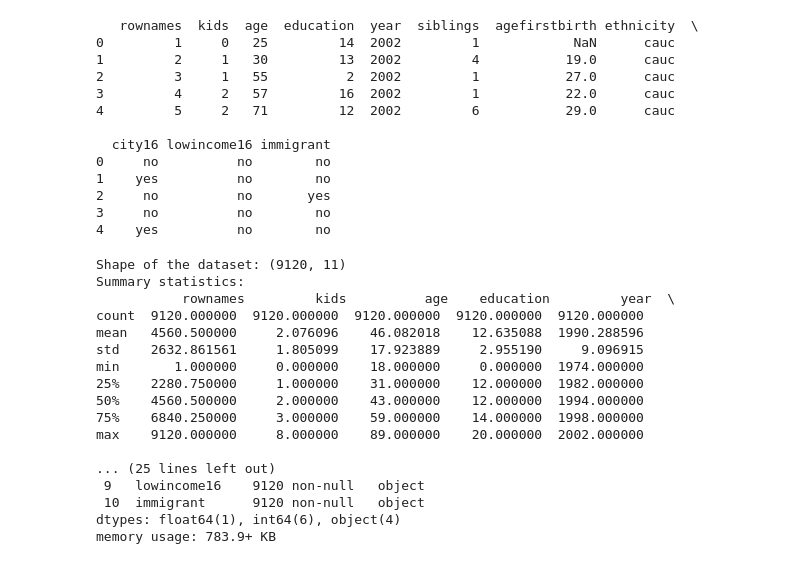
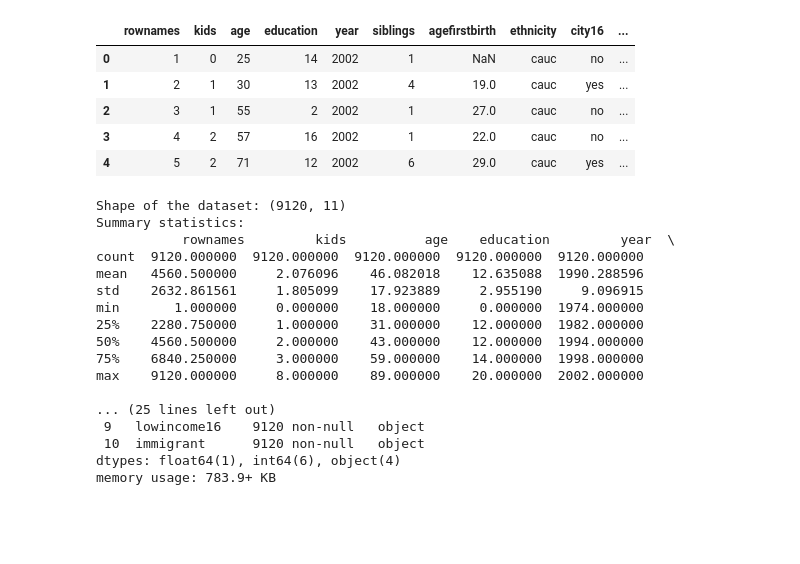
Before and after one commit to SakshamEDA-DA/DA, a Jupyter notebook: 21BDS0036_DA.ipynb, the cells around one changed output. Drawn from its saved outputs; the diff is of its cells as text; code cells hidden in the pictures; blank space fills up the shorter version.

```diff
--- a/21BDS0036_DA.ipynb
+++ b/21BDS0036_DA.ipynb
@@ -3,25 +3,18 @@
 # %%
 import pandas as pd
 
 url="https://raw.githubusercontent.com/salemprakash/EDA/main/Data/GSS7402.csv"
 df = pd.read_csv(url)
 
 # Display the first few rows of the DataFrame
-print(df.head())
+df.head()
 # %% [output]
-   rownames  kids  age  education  year  siblings  agefirstbirth ethnicity  \
-0         1     0   25         14  2002         1            NaN      cauc
-1         2     1   30         13  2002         4           19.0      cauc
-2         3     1   55          2  2002         1           27.0      cauc
-3         4     2   57         16  2002         1           22.0      cauc
-4         5     2   71         12  2002         6           29.0      cauc
-
-  city16 lowincome16 immigrant
-0     no          no        no
-1    yes          no        no
-2     no          no       yes
-3     no          no        no
-4    yes          no        no
+|  | rownames | kids | age | education | year | siblings | agefirstbirth | ethnicity | city16 | ... |
+| 0 | 1 | 0 | 25 | 14 | 2002 | 1 | NaN | cauc | no | ... |
+| 1 | 2 | 1 | 30 | 13 | 2002 | 4 | 19.0 | cauc | yes | ... |
+| 2 | 3 | 1 | 55 | 2 | 2002 | 1 | 27.0 | cauc | no | ... |
+| 3 | 4 | 2 | 57 | 16 | 2002 | 1 | 22.0 | cauc | no | ... |
+| 4 | 5 | 2 | 71 | 12 | 2002 | 6 | 29.0 | cauc | yes | ... |
 # %%
 # Dimensions of the dataset
 print("Shape of the dataset:", df.shape)
```
Also changed, not shown: parts of 1 cell of this notebook.
